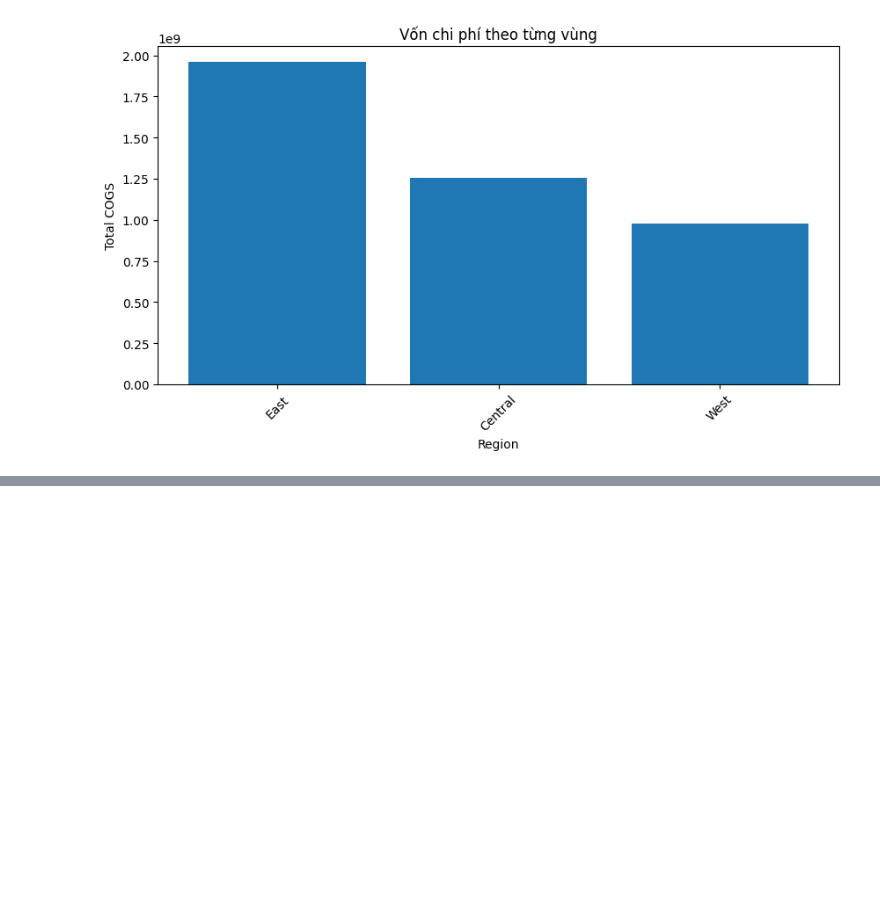
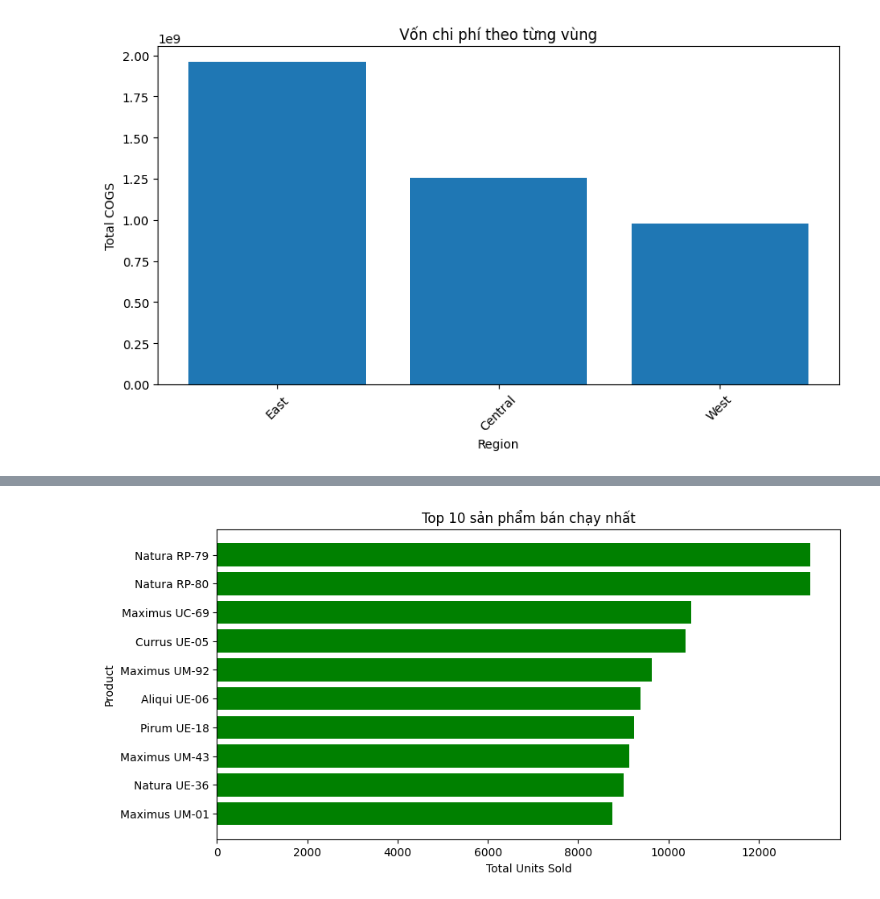
Before and after one commit to HaiAu2501/Try-Some-Models, a Jupyter notebook: tasks/1.ipynb, the cells around one changed output, grey strips where cells are left out. Cells and saved outputs as stored; diff of their text form; code cells hidden in the pictures; blank space fills up the shorter version.

```diff
--- a/tasks/1.ipynb
+++ b/tasks/1.ipynb
@@ -105,0 +192,14 @@ NameError: name 'tools' is not defined
+# %%
+# Tổng hợp số lượng bán theo Product
+product_sales = df.groupby("Product")["Units"].sum().sort_values(ascending=False).head(10)  # Top 10 sản phẩm bán chạy nhất
+
+# Vẽ biểu đồ Top 10 sản phẩm bán chạy nhất
+plt.figure(figsize=(10, 5))
+plt.barh(product_sales.index, product_sales.values, color='green')
+plt.xlabel("Total Units Sold")
+plt.ylabel("Product")
+plt.title("Top 10 sản phẩm bán chạy nhất")
+plt.gca().invert_yaxis()  # Đảo ngược trục để sản phẩm bán chạy nhất lên trên
+plt.show()
+# %% [output]
+[figure, added]
```
Also changed, not shown: parts of 12 cells of this notebook.
